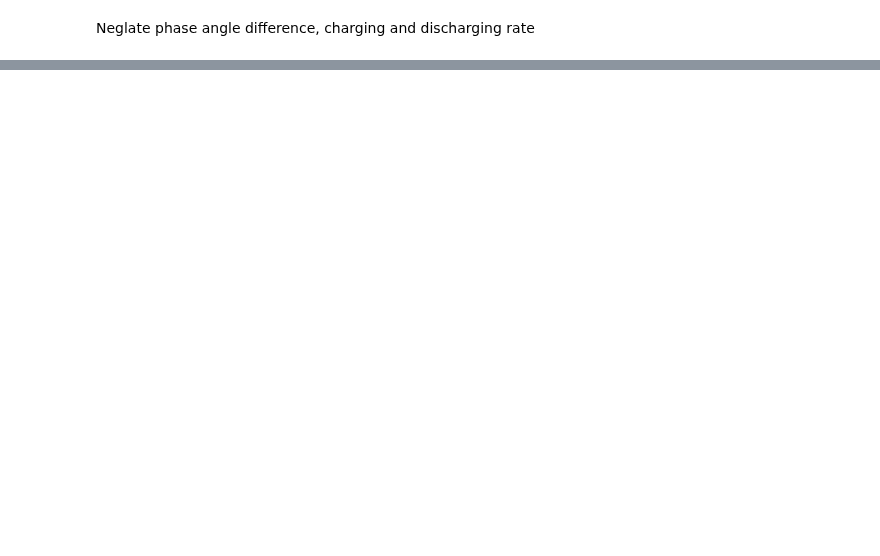
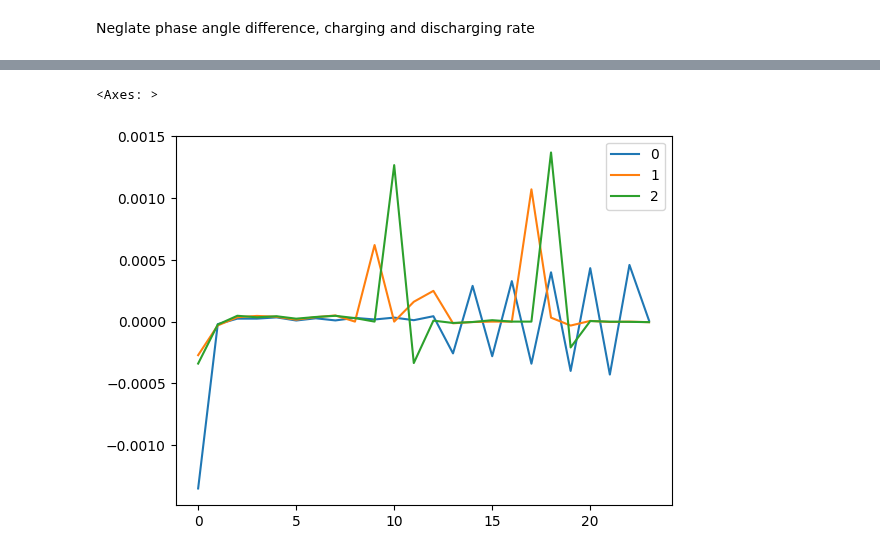
Before and after one commit to chialingyang7718/RL_OPF_EVaware, a Jupyter notebook: Scripts/IPM.ipynb, the cells around one changed output, grey strips where cells are left out. Drawn from its saved outputs; the diff is of its cells as text; code cells hidden in the pictures; blank space fills up the shorter version.

```diff
--- a/Scripts/IPM.ipynb
+++ b/Scripts/IPM.ipynb
@@ -106,3 +164,8 @@ net.storage
+# %%
+df_charge.plot()
+# %% [output]
+<Axes: >
+[figure, added]
 # %%
 df_cost.sum()
 # %% [output]
```
Also changed, not shown: parts of 15 cells of this notebook.
